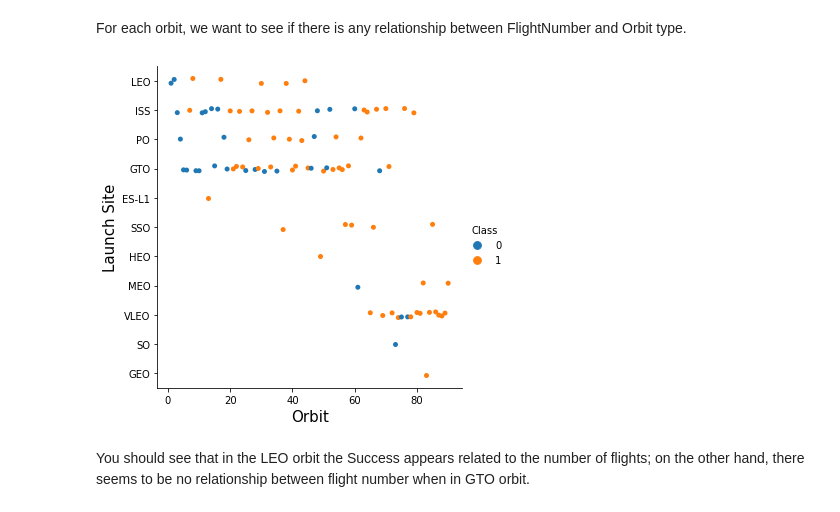
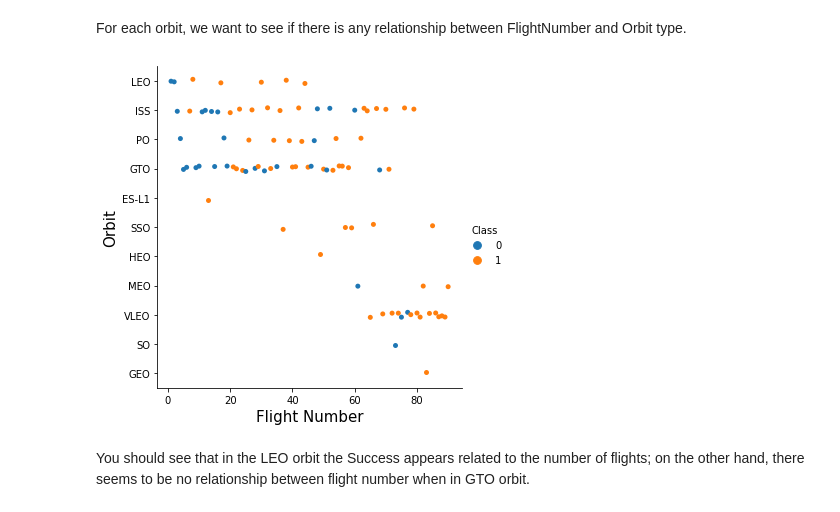
Before and after one commit to Liyashen/IBM-Data-Science, a Jupyter notebook: EDA with Data Visualization.ipynb, the cells around one changed output. Cells and saved outputs as stored; diff of their text form; code cells hidden in the pictures.

```diff
--- a/EDA with Data Visualization.ipynb
+++ b/EDA with Data Visualization.ipynb
@@ -135,14 +135,14 @@ For each orbit, we want to see if there is any relationship between FlightNumber
 # %%
 # Plot a scatter point chart with x axis to be FlightNumber and y axis to be the Orbit, and hue to be the class value
 sns.catplot(y="Orbit",x="FlightNumber",hue="Class", data=df, aspect = 1)
 
-plt.ylabel("Launch Site",fontsize=15)
+plt.ylabel("Orbit",fontsize=15)
 
-plt.xlabel("Orbit",fontsize=15)
+plt.xlabel("Flight Number",fontsize=15)
 
 plt.show()
 # %% [output]
-[figure, old version]
+[figure, new version]
 # %% [markdown]
 You should see that in the LEO orbit the Success appears related to the number of flights; on the other hand, there seems to be no relationship between flight number when in GTO orbit.
 # %% [markdown]
```
Also changed, not shown: parts of 2 cells of this notebook.
